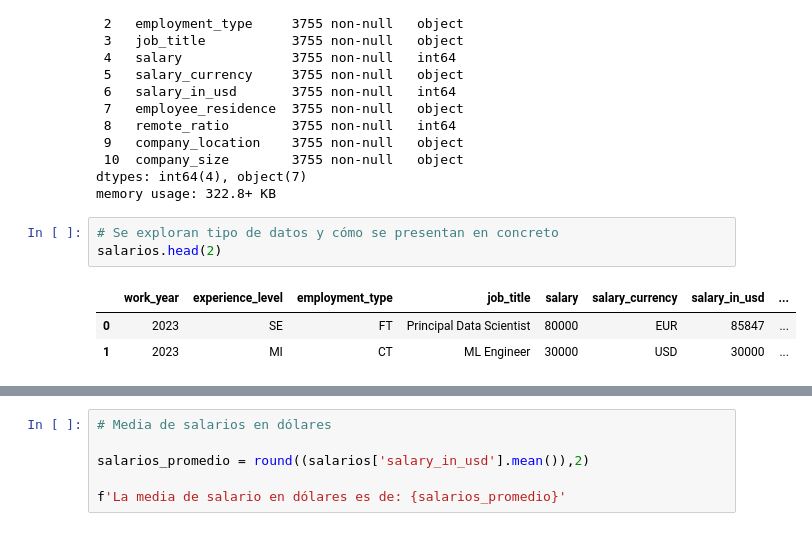
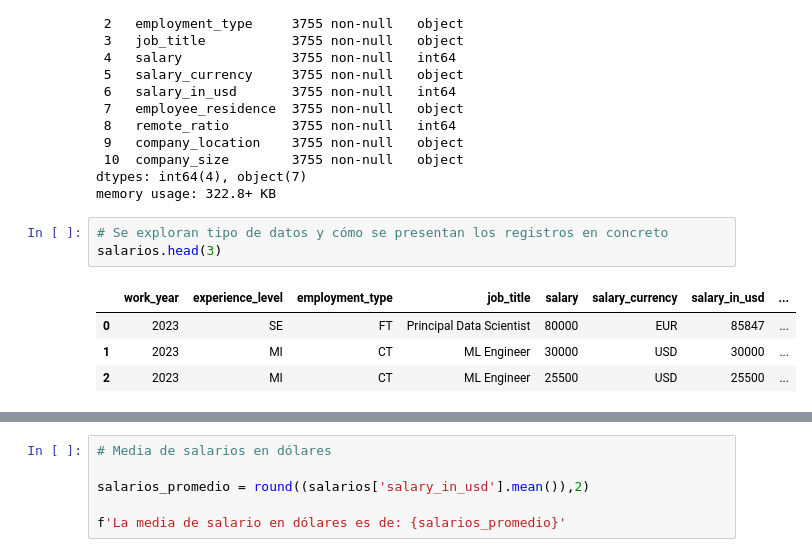
Before and after one commit to santoleal/data_science_homework, a Jupyter notebook: 4.ESTADISTICA PYTHON/DESAFIO1/Desafío - Estadística descriptiva y probabilidades (parte I).ipynb, the cells around one changed output, grey strips where cells are left out. Cells and saved outputs as stored; diff of their text form.

```diff
--- a/4.ESTADISTICA PYTHON/DESAFIO1/Desafío - Estadística descriptiva y probabilidades (parte I).ipynb
+++ b/4.ESTADISTICA PYTHON/DESAFIO1/Desafío - Estadística descriptiva y probabilidades (parte I).ipynb
@@ -46,9 +46,10 @@ Data columns (total 11 columns):
 dtypes: int64(4), object(7)
 memory usage: 322.8+ KB
 # %%
-# Se exploran tipo de datos y cómo se presentan en concreto
-salarios.head(2)
+# Se exploran tipo de datos y cómo se presentan los registros en concreto
+salarios.head(3)
 # %% [output]
 |  | work_year | experience_level | employment_type | job_title | salary | salary_currency | salary_in_usd | ... |
 | 0 | 2023 | SE | FT | Principal Data Scientist | 80000 | EUR | 85847 | ... |
 | 1 | 2023 | MI | CT | ML Engineer | 30000 | USD | 30000 | ... |
+| 2 | 2023 | MI | CT | ML Engineer | 25500 | USD | 25500 | ... |
```
Also changed, not shown: parts of 17 cells of this notebook, 12 other files.
